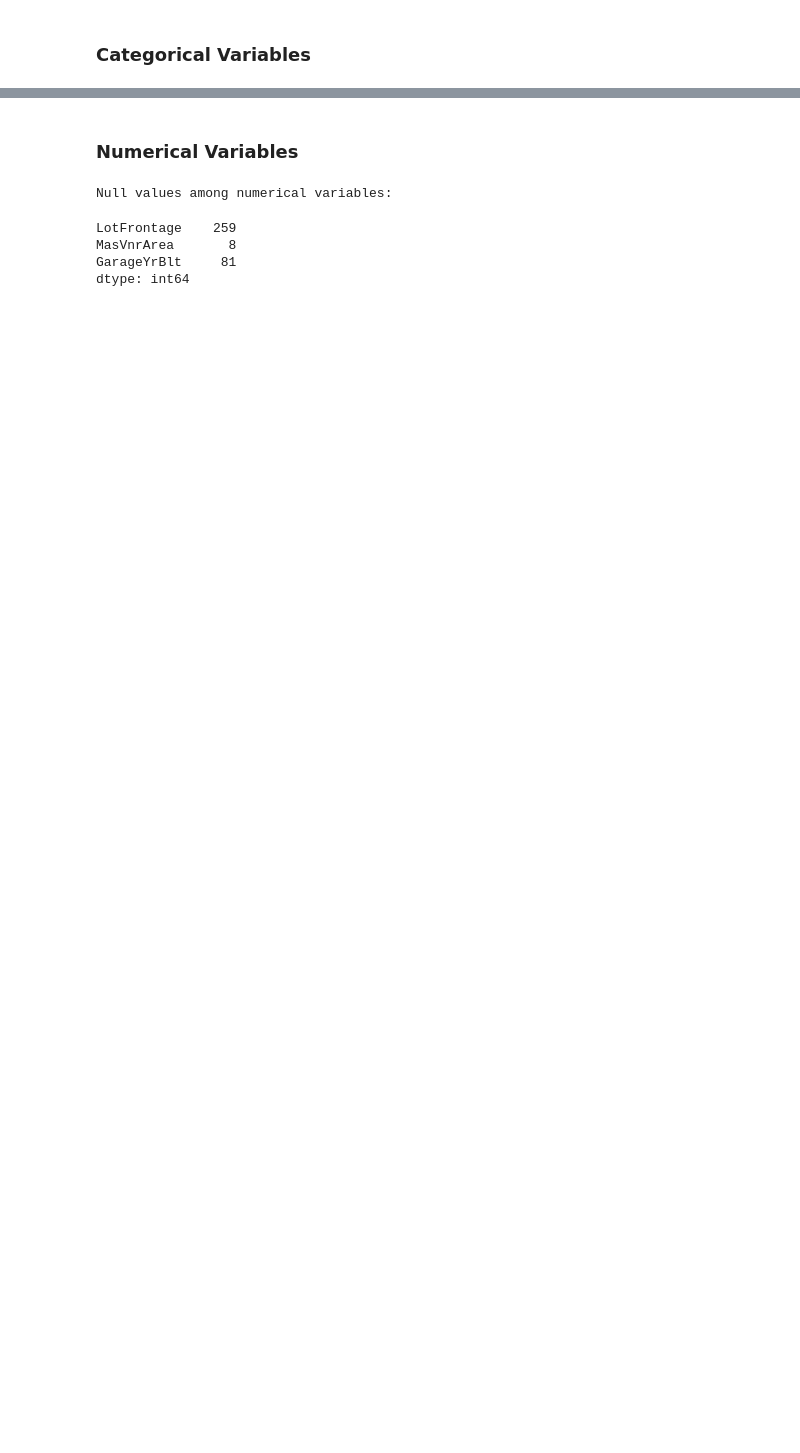
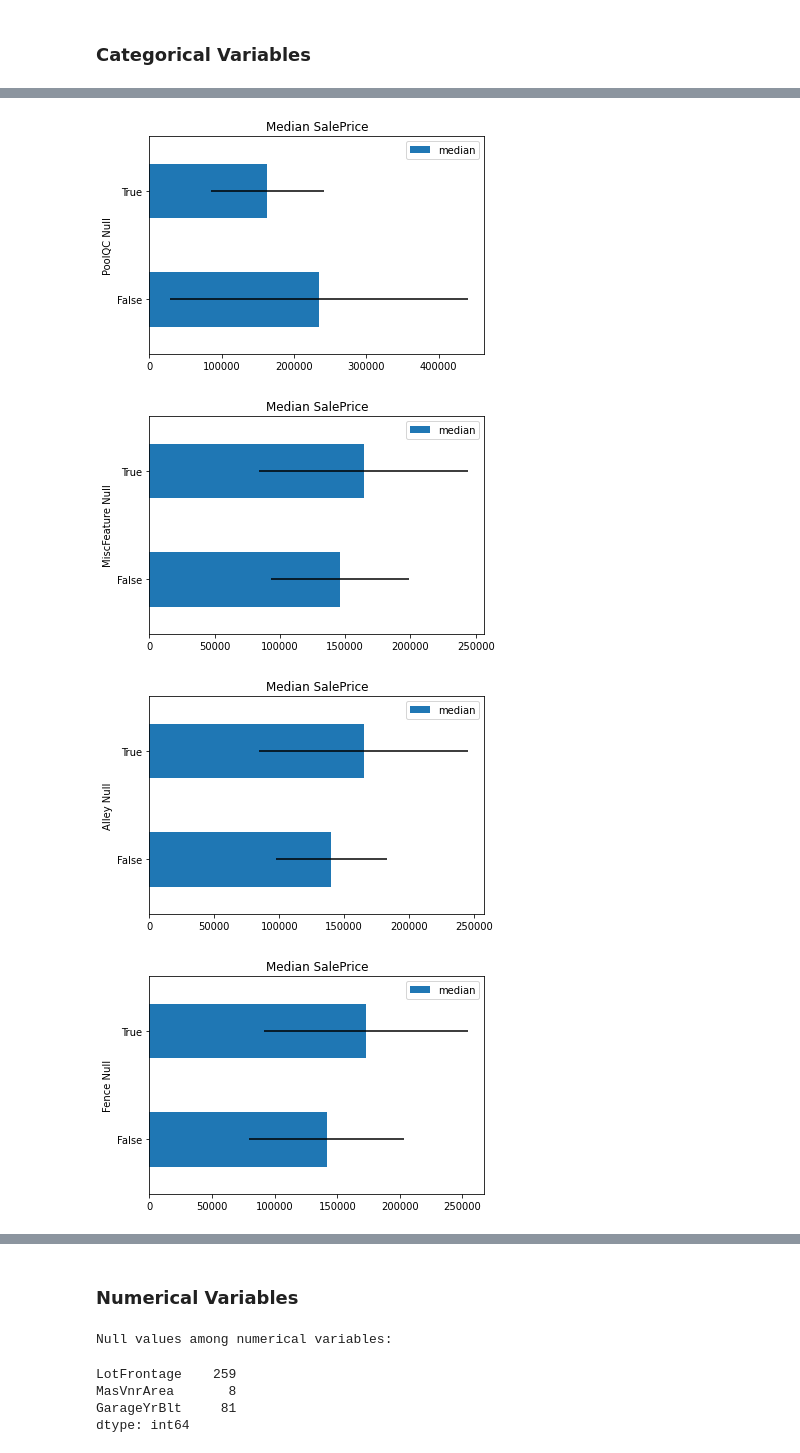
Before and after one commit to ngpraveen/HousePricing, a Jupyter notebook: notebooks/01-EDA.ipynb, the cells around one changed output, grey strips where cells are left out. Saved outputs shown, nothing was run; the diff lists cells and outputs as text; code cells hidden in the pictures; blank space fills up the shorter version.

```diff
--- a/notebooks/01-EDA.ipynb
+++ b/notebooks/01-EDA.ipynb
@@ -133,0 +176,8 @@ Total: 43
+# %%
+for var in vars_cat_with_more_na:
+    analyze_cat_vars(train, var)
+# %% [output]
+[figure, added]
+[figure, added]
+[figure, added]
+[figure, added]
```
Also changed, not shown: parts of 8 cells of this notebook.
